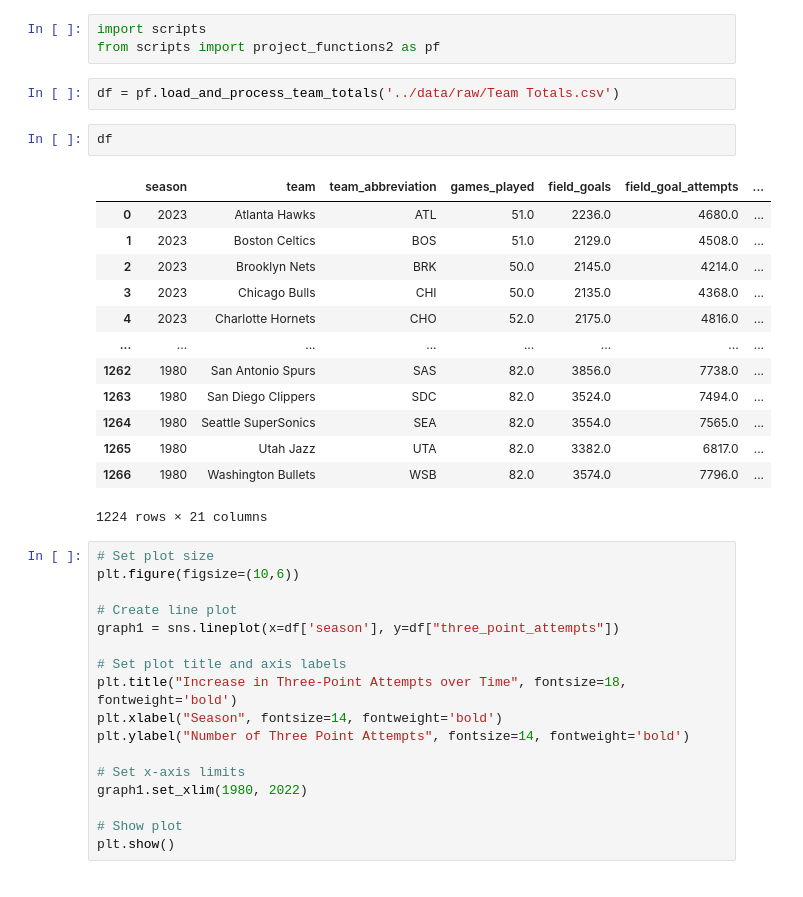
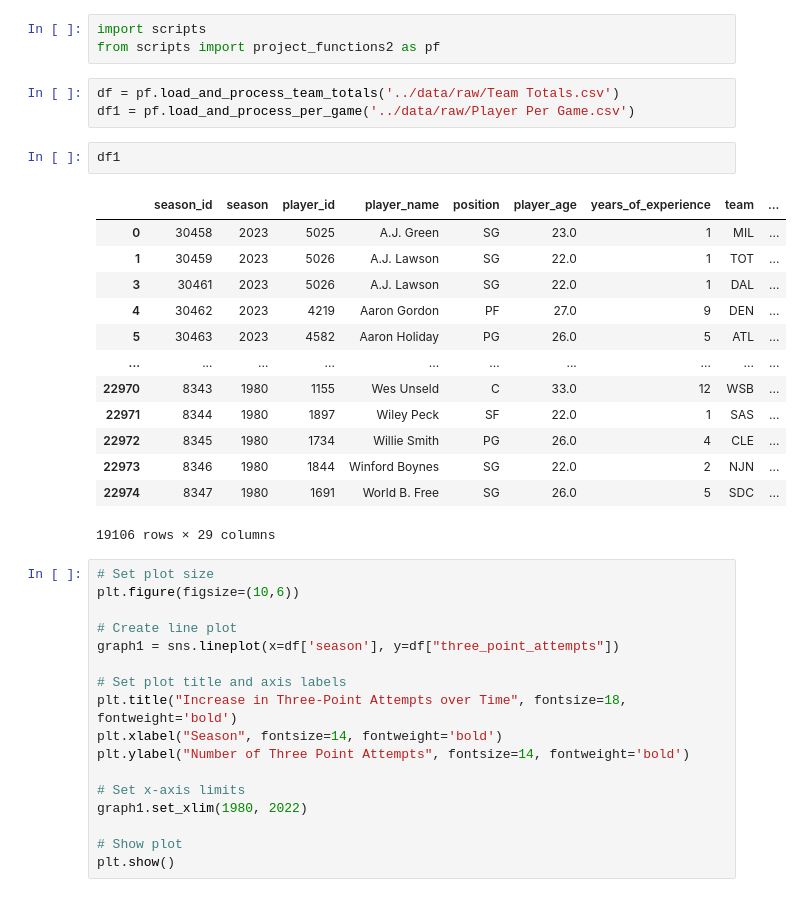
Before and after one commit to ubco-W2022T2-data301/project-group-group-23, a Jupyter notebook: analysis/analysis2.ipynb, the cells around one changed output. Cells and saved outputs as stored; diff of their text form.

```diff
--- a/analysis/analysis2.ipynb
+++ b/analysis/analysis2.ipynb
@@ -20,22 +20,23 @@ import scripts
 from scripts import project_functions2 as pf
 # %%
 df = pf.load_and_process_team_totals('../data/raw/Team Totals.csv')
+df1 = pf.load_and_process_per_game('../data/raw/Player Per Game.csv')
-# %%
-df
-# %% [output]
-|  | season | team | team_abbreviation | games_played | field_goals | field_goal_attempts | ... |
-| 0 | 2023 | Atlanta Hawks | ATL | 51.0 | 2236.0 | 4680.0 | ... |
-| 1 | 2023 | Boston Celtics | BOS | 51.0 | 2129.0 | 4508.0 | ... |
-| 2 | 2023 | Brooklyn Nets | BRK | 50.0 | 2145.0 | 4214.0 | ... |
-| 3 | 2023 | Chicago Bulls | CHI | 50.0 | 2135.0 | 4368.0 | ... |
-| 4 | 2023 | Charlotte Hornets | CHO | 52.0 | 2175.0 | 4816.0 | ... |
-| ... | ... | ... | ... | ... | ... | ... | ... |
-| 1262 | 1980 | San Antonio Spurs | SAS | 82.0 | 3856.0 | 7738.0 | ... |
-| 1263 | 1980 | San Diego Clippers | SDC | 82.0 | 3524.0 | 7494.0 | ... |
-| 1264 | 1980 | Seattle SuperSonics | SEA | 82.0 | 3554.0 | 7565.0 | ... |
-| 1265 | 1980 | Utah Jazz | UTA | 82.0 | 3382.0 | 6817.0 | ... |
-| 1266 | 1980 | Washington Bullets | WSB | 82.0 | 3574.0 | 7796.0 | ... |
-1224 rows × 21 columns
+# %%
+df1
+# %% [output]
+|  | season_id | season | player_id | player_name | position | player_age | years_of_experience | team | ... |
+| 0 | 30458 | 2023 | 5025 | A.J. Green | SG | 23.0 | 1 | MIL | ... |
+| 1 | 30459 | 2023 | 5026 | A.J. Lawson | SG | 22.0 | 1 | TOT | ... |
+| 3 | 30461 | 2023 | 5026 | A.J. Lawson | SG | 22.0 | 1 | DAL | ... |
+| 4 | 30462 | 2023 | 4219 | Aaron Gordon | PF | 27.0 | 9 | DEN | ... |
+| 5 | 30463 | 2023 | 4582 | Aaron Holiday | PG | 26.0 | 5 | ATL | ... |
+| ... | ... | ... | ... | ... | ... | ... | ... | ... | ... |
+| 22970 | 8343 | 1980 | 1155 | Wes Unseld | C | 33.0 | 12 | WSB | ... |
+| 22971 | 8344 | 1980 | 1897 | Wiley Peck | SF | 22.0 | 1 | SAS | ... |
+| 22972 | 8345 | 1980 | 1734 | Willie Smith | PG | 26.0 | 4 | CLE | ... |
+| 22973 | 8346 | 1980 | 1844 | Winford Boynes | SG | 22.0 | 2 | NJN | ... |
+| 22974 | 8347 | 1980 | 1691 | World B. Free | SG | 26.0 | 5 | SDC | ... |
+19106 rows × 29 columns
 # %%
 # Set plot size
 plt.figure(figsize=(10,6))
```
Also changed, not shown: parts of 2 cells of this notebook, 1 other file.
